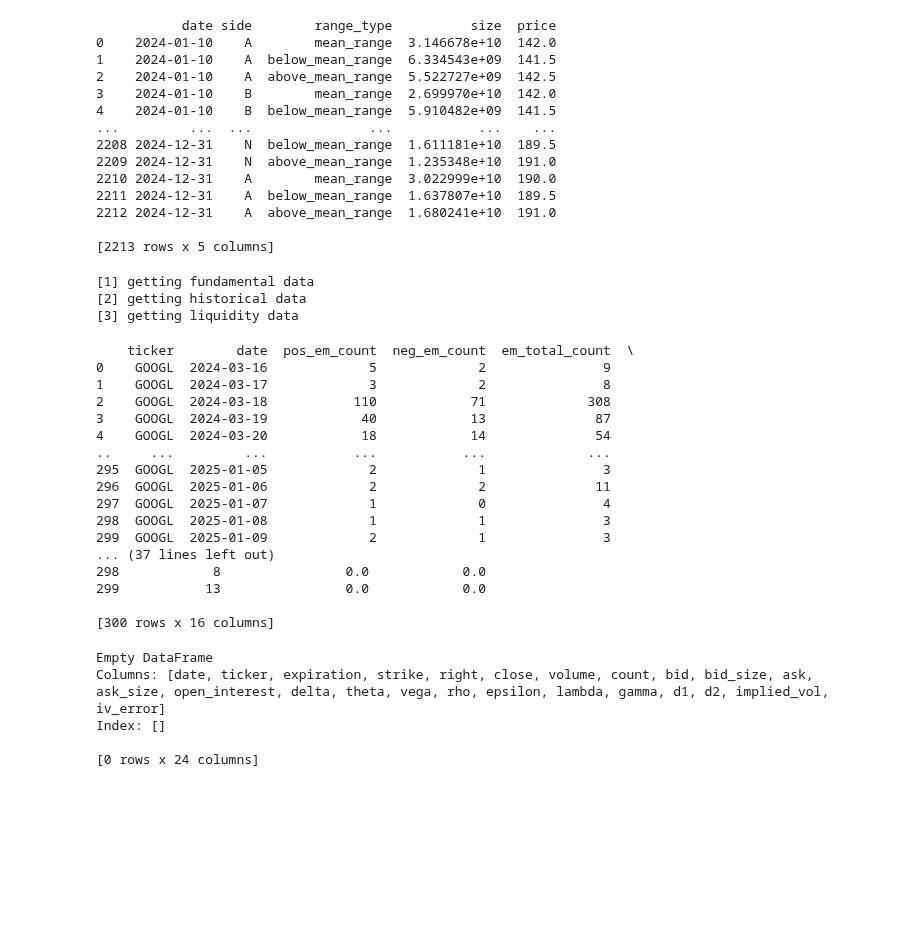
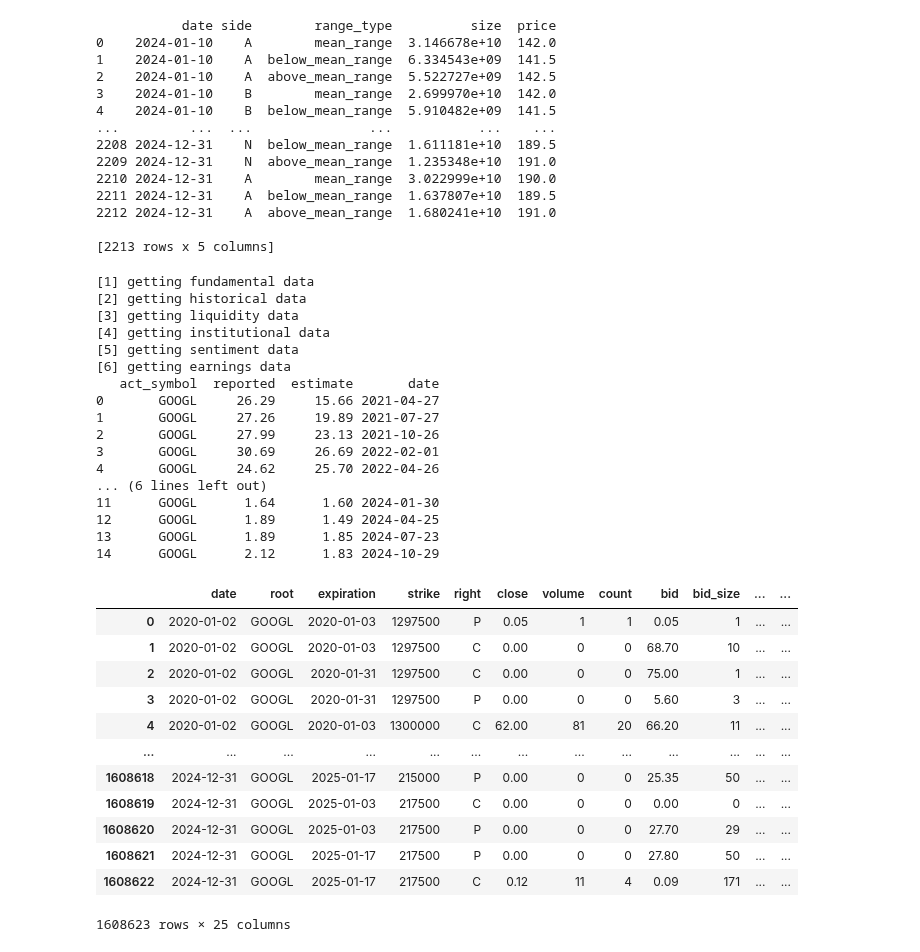
Before and after one commit to themoonwalker1/quantcap-options, a Jupyter notebook: options_data_retrieval.ipynb, the cells around one changed output. Saved outputs shown, nothing was run; the diff lists cells and outputs as text; code cells hidden in the pictures; blank space fills up the shorter version.

```diff
--- a/options_data_retrieval.ipynb
+++ b/options_data_retrieval.ipynb
@@ -737,44 +737,53 @@ def get_percent_changes(df):
 # %%
 test = GatherData()
 print("[1] getting fundamental data")
 fundamental_data = test.get_fundamental_data("GOOGL", "2020-01-01", "2025-01-10")
 print("[2] getting historical data")
-historical_data = test.get_historical_data(["GOOGL"], "2020-01-01", "2025-01-10")
+historical_data = test.get_historical_data(["GOOGL"], "2020-01-01", "2025-01-01")
 print("[3] getting liquidity data")
 processor = LiquidityDataProcessor("three_liquidity.csv")
 liquidity_data = processor.get_liquidity_data(["GOOGL"], "2022-08-01", "2025-01-10")
 print("[4] getting institutional data")
 institutional_data = test.get_institutional_data("institutional_data.csv", ["GOOGL"], "2020-01-01", "2025-01-10")
 print("[5] getting sentiment data")
-# sentiment_data = test.get_sentiment_data(["GOOGL"], "2020-01-01T00:00:00", "2025-01-10T23:59:59")
+sentiment_data = test.get_sentiment_data(["GOOGL"], "2020-01-01T00:00:00", "2025-01-10T23:59:59")
 print("[6] getting earnings data")
 earnings_data = test.get_googl_earnings("2020-01-01", "2025-01-10")
-institutional_data
+historical_data
 # %% [output]
 [1] getting fundamental data
 [2] getting historical data
 [3] getting liquidity data
+[4] getting institutional data
+[5] getting sentiment data
+[6] getting earnings data
+   act_symbol  reported  estimate       date
+0       GOOGL     26.29     15.66 2021-04-27
+1       GOOGL     27.26     19.89 2021-07-27
+2       GOOGL     27.99     23.13 2021-10-26
+3       GOOGL     30.69     26.69 2022-02-01
+4       GOOGL     24.62     25.70 2022-04-26
+... (6 lines left out)
+11      GOOGL      1.64      1.60 2024-01-30
+12      GOOGL      1.89      1.49 2024-04-25
+13      GOOGL      1.89      1.85 2024-07-23
+14      GOOGL      2.12      1.83 2024-10-29
+|  | date | root | expiration | strike | right | close | volume | count | bid | bid_size | ... | ... |
+| 0 | 2020-01-02 | GOOGL | 2020-01-03 | 1297500 | P | 0.05 | 1 | 1 | 0.05 | 1 | ... | ... |
+| 1 | 2020-01-02 | GOOGL | 2020-01-03 | 1297500 | C | 0.00 | 0 | 0 | 68.70 | 10 | ... | ... |
+| 2 | 2020-01-02 | GOOGL | 2020-01-31 | 1297500 | C | 0.00 | 0 | 0 | 75.00 | 1 | ... | ... |
+| 3 | 2020-01-02 | GOOGL | 2020-01-31 | 1297500 | P | 0.00 | 0 | 0 | 5.60 | 3 | ... | ... |
+| 4 | 2020-01-02 | GOOGL | 2020-01-03 | 1300000 | C | 62.00 | 81 | 20 | 66.20 | 11 | ... | ... |
+| ... | ... | ... | ... | ... | ... | ... | ... | ... | ... | ... | ... | ... |
+| 1608618 | 2024-12-31 | GOOGL | 2025-01-17 | 215000 | P | 0.00 | 0 | 0 | 25.35 | 50 | ... | ... |
+| 1608619 | 2024-12-31 | GOOGL | 2025-01-03 | 217500 | C | 0.00 | 0 | 0 | 0.00 | 0 | ... | ... |
+| 1608620 | 2024-12-31 | GOOGL | 2025-01-03 | 217500 | P | 0.00 | 0 | 0 | 27.70 | 29 | ... | ... |
+| 1608621 | 2024-12-31 | GOOGL | 2025-01-17 | 217500 | P | 0.00 | 0 | 0 | 27.80 | 50 | ... | ... |
+| 1608622 | 2024-12-31 | GOOGL | 2025-01-17 | 217500 | C | 0.12 | 11 | 4 | 0.09 | 171 | ... | ... |
+1608623 rows × 25 columns
 # %%
 # checking sentiment data
-print(sentiment_data)
+# print(sentiment_data)
-# %% [output]
-    ticker        date  pos_em_count  neg_em_count  em_total_count  \
-0    GOOGL  2024-03-16             5             2               9
-1    GOOGL  2024-03-17             3             2               8
-2    GOOGL  2024-03-18           110            71             308
-3    GOOGL  2024-03-19            40            13              87
-4    GOOGL  2024-03-20            18            14              54
-..     ...         ...           ...           ...             ...
-295  GOOGL  2025-01-05             2             1               3
-296  GOOGL  2025-01-06             2             2              11
-297  GOOGL  2025-01-07             1             0               4
-298  GOOGL  2025-01-08             1             1               3
-299  GOOGL  2025-01-09             2             1               3
-... (37 lines left out)
-298            8                0.0            0.0
-299           13                0.0            0.0
-
-[300 rows x 16 columns]
 # %%
 historical_data = pd.DataFrame.rename(historical_data, columns={"root":"ticker"})
 historical_data["date"] =pd.to_datetime(historical_data['date'], format='%Y-%m-%d', errors='coerce')
@@ -782,13 +791,6 @@ historical_data = historical_data.drop(columns={"underlying_price"})
 historical_data = historical_data[historical_data["right"]=="C"]
 # fundamental_data = fundamental_data.drop(columns={"high", "low", "open", "adjHigh", "adjLow", "adjOpen"})
 # fundamental_data["close"] = (fundamental_data["close"] - fundamental_data["close"].shift(-1))/fundamental_data["close"].shift(-7) * 100
-print(historical_data[historical_data["expiration"].isna()])
-# %% [output]
-Empty DataFrame
-Columns: [date, ticker, expiration, strike, right, close, volume, count, bid, bid_size, ask, ask_size, open_interest, delta, theta, vega, rho, epsilon, lambda, gamma, d1, d2, implied_vol, iv_error]
-Index: []
-
-[0 rows x 24 columns]
 # %%
 # gets vix data (decent indicator for volatility?)
 def get_vix_data():
```
Also changed, not shown: parts of 14 cells of this notebook, 1 other file.
